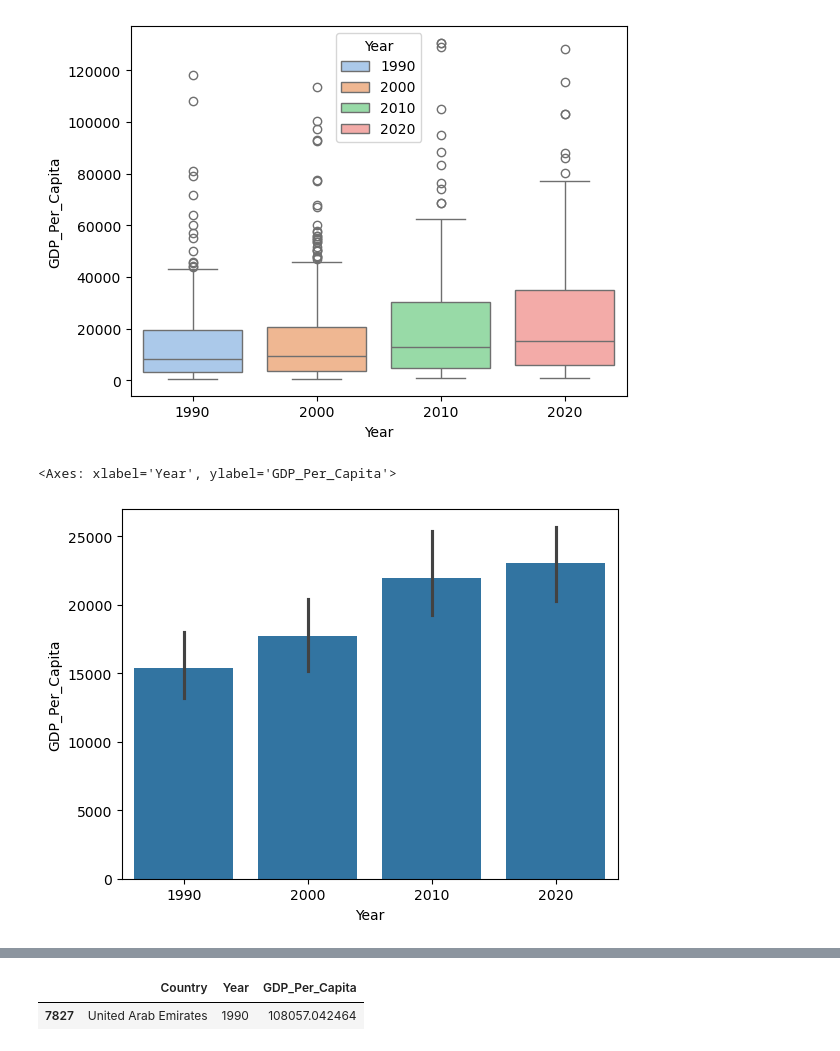
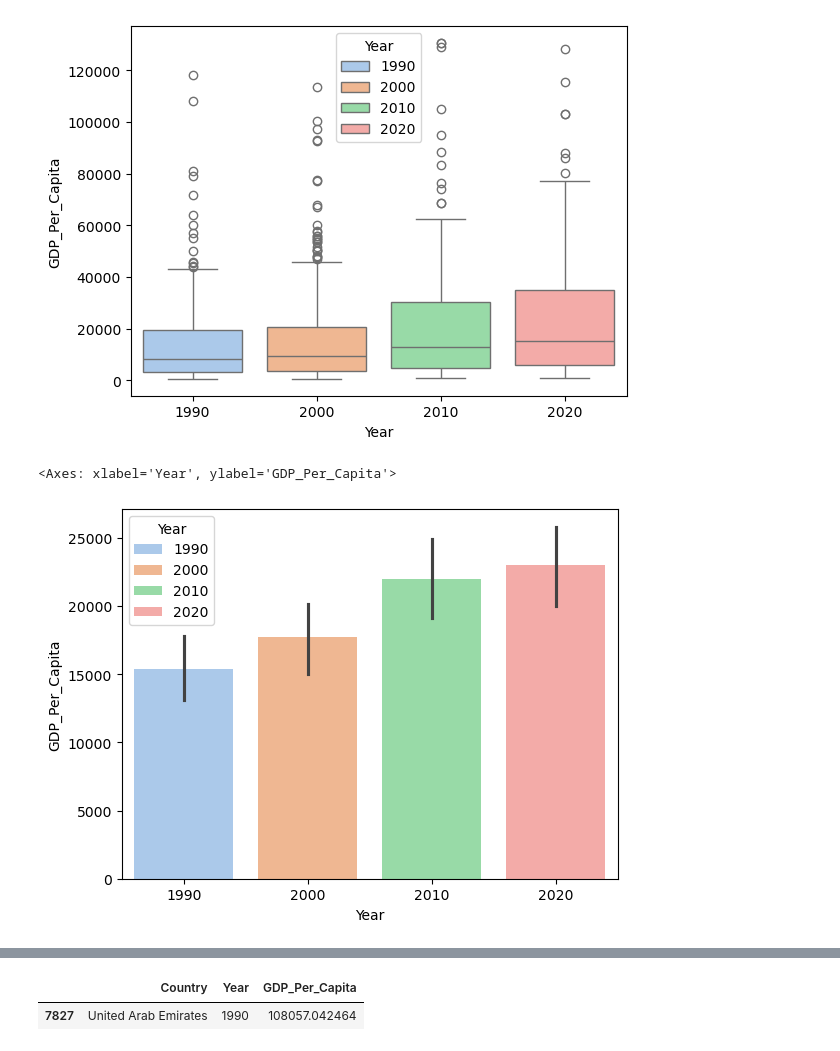
Before and after one commit to NSS-Data-Analytics-Cohort-16/da16-python-gdp-and-internet-use-analysis-vena3, a Jupyter notebook: notebooks/Untitled.ipynb, the cells around one changed output, grey strips where cells are left out. Saved outputs shown, nothing was run; the diff lists cells and outputs as text; code cells hidden in the pictures.

```diff
--- a/notebooks/Untitled.ipynb
+++ b/notebooks/Untitled.ipynb
@@ -291,9 +291,9 @@ sns.boxplot(x=gdp_decades["Year"], y=gdp_decades["GDP_Per_Capita"], hue=gdp_deca
 [figure]
 # %%
 # A barplot
-sns.barplot(x=gdp_decades["Year"], y=gdp_decades["GDP_Per_Capita"])
+sns.barplot(x=gdp_decades["Year"], y=gdp_decades["GDP_Per_Capita"], hue=gdp_decades["Year"], palette="pastel")
 # %% [output]
 <Axes: xlabel='Year', ylabel='GDP_Per_Capita'>
-[figure, old version]
+[figure, new version]
 # %%
 #A scatterplot
```
Also changed, not shown: parts of 28 cells of this notebook.
